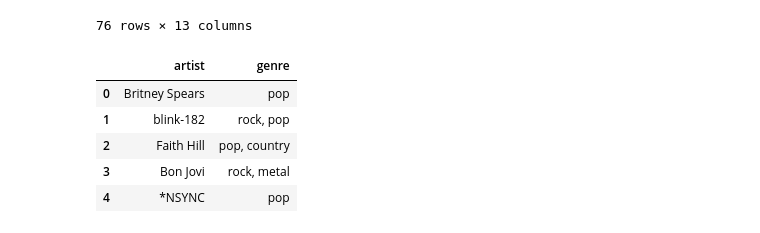
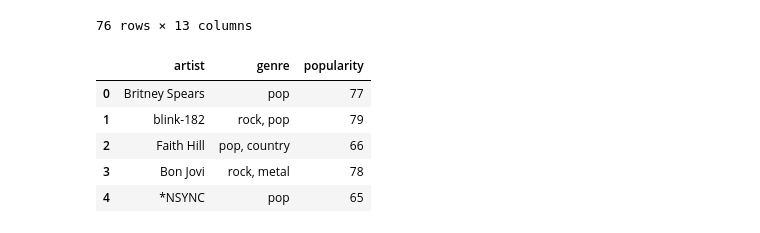
Before and after one commit to stevenfojas670/Spotify-ML-Project, a Jupyter notebook: Preprocessing.ipynb, the cells around one changed output. Cells and saved outputs as stored; diff of their text form; code cells hidden in the pictures.

```diff
--- a/Preprocessing.ipynb
+++ b/Preprocessing.ipynb
@@ -127,12 +128,12 @@ pd.pivot_table(numerical_features, index='popularity')
 | 89 | 0.049500 | 0.612000 | 240400.000000 | 0.807000 | 0.017700 | 10.000000 | 0.101000 | -2.810000 | ... |
 76 rows × 13 columns
 # %%
-df_cat = df.select_dtypes(include=['object'])
+df_cat = df.select_dtypes(include=['object']).assign(popularity=df['popularity'])
 df_cat.head()
 # %% [output]
-|  | artist | genre |
-| 0 | Britney Spears | pop |
-| 1 | blink-182 | rock, pop |
-| 2 | Faith Hill | pop, country |
-| 3 | Bon Jovi | rock, metal |
-| 4 | *NSYNC | pop |
+|  | artist | genre | popularity |
+| 0 | Britney Spears | pop | 77 |
+| 1 | blink-182 | rock, pop | 79 |
+| 2 | Faith Hill | pop, country | 66 |
+| 3 | Bon Jovi | rock, metal | 78 |
+| 4 | *NSYNC | pop | 65 |
```
Also changed, not shown: parts of 11 cells of this notebook.
